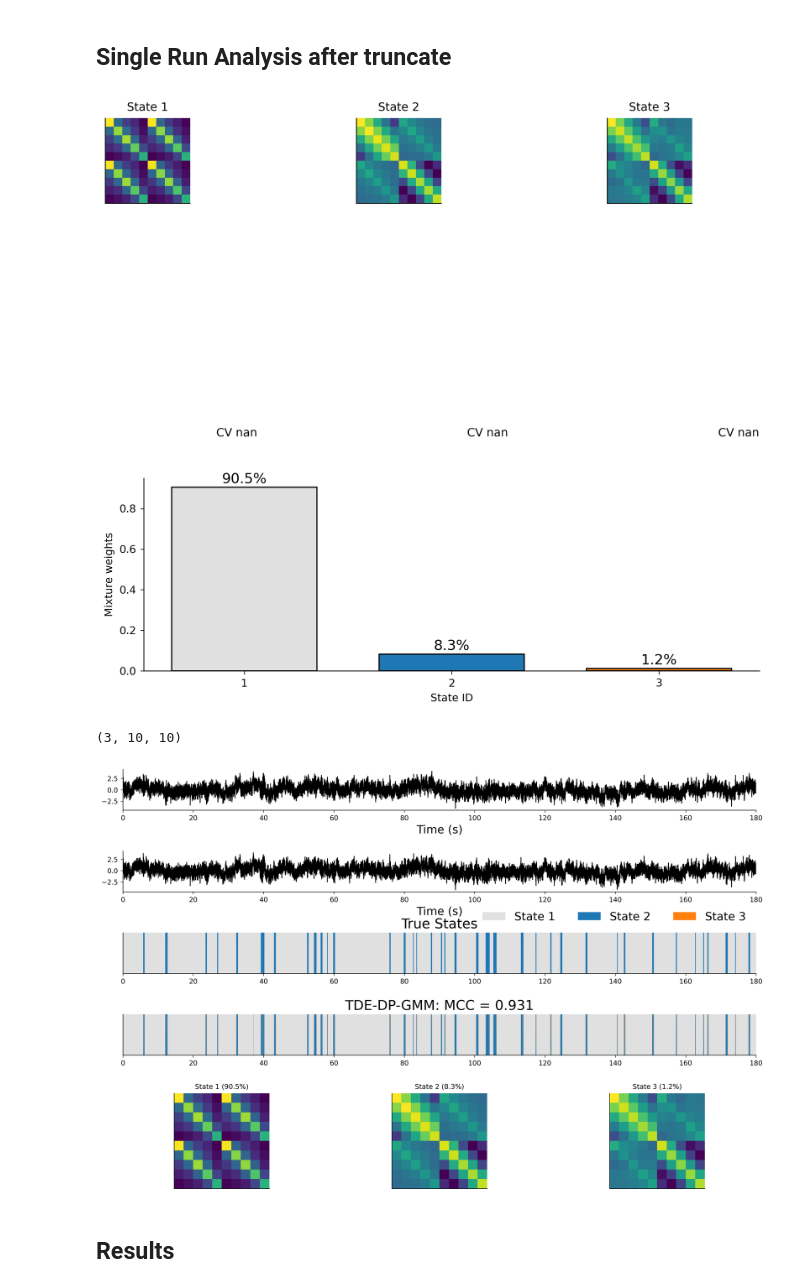
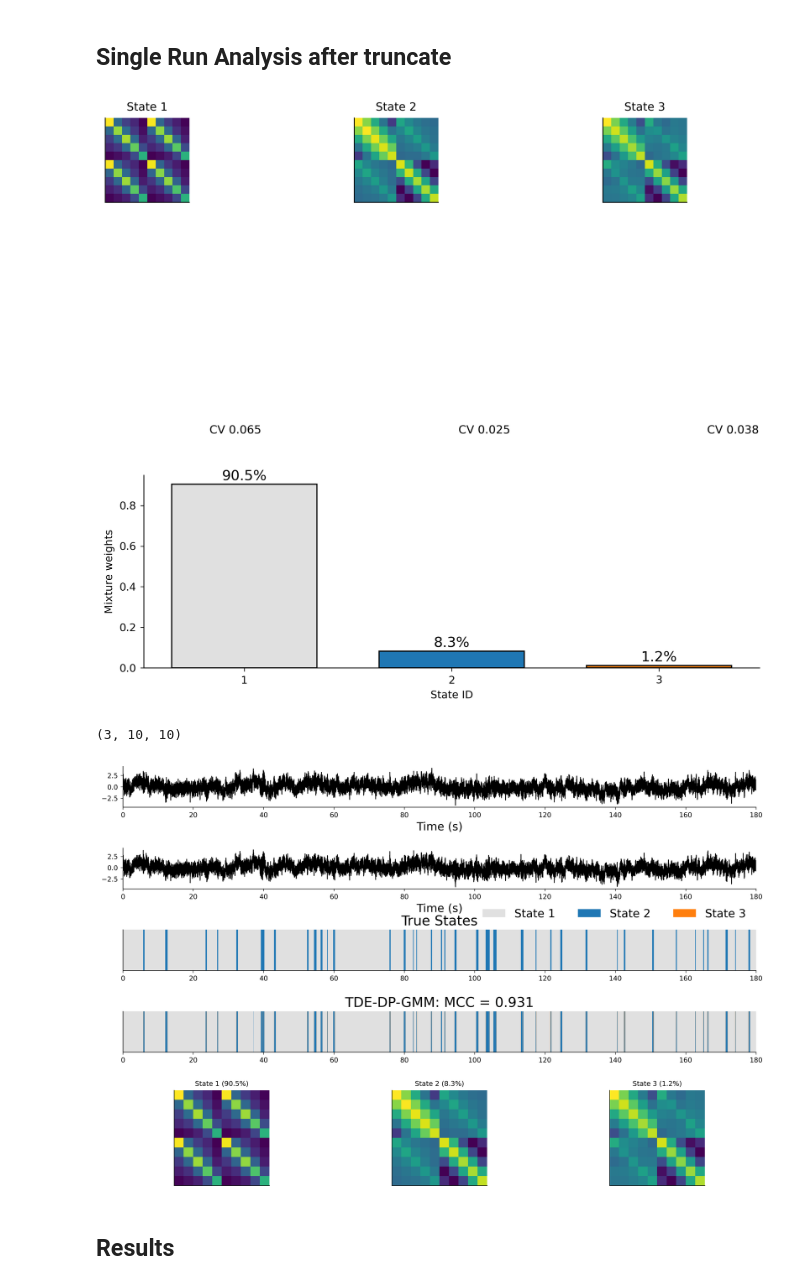
Before and after one commit to GerritFischer/MC-TDE-DP-GMM, a Jupyter notebook: analyze_results.ipynb, the cells around one changed output. Cells and saved outputs as stored; diff of their text form; code cells hidden in the pictures.

```diff
--- a/analyze_results.ipynb
+++ b/analyze_results.ipynb
@@ -103,13 +105,14 @@ from sklearn.metrics import matthews_corrcoef
 import jax.numpy as jnp
 import math
 
+fs = 250
 num_emb = 21
 num_embs = [3,5,7,9,11,13,15,17,19,21,23,25,27,29,31,33,35]
 use_different_emb = True
 
 mccs = np.empty_like(results)
 
-freqs = [10, 20, 30, 40, 50]
+freqs = [5, 10, 20, 30, 40, 50]
 
 for s_id, sample in enumerate(results):
     for cond1_id, cond1 in enumerate(sample):
@@ -307,10 +310,10 @@ for i, cov in enumerate(est_params['covs']):
     ax[i].imshow(cov, cmap="viridis")
 
 
-    dim = cov.shape[0]
+    dim = cov.shape[0] // 2
 
-    cov_channel_1 = cov[0:21, 0:21]
-    cov_channel_2 = cov[21:42, 21:42]
+    cov_channel_1 = cov[0:dim, 0:dim]
+    cov_channel_2 = cov[dim:dim*2, dim:dim*2]
 
     diag_channel_1 = jnp.diagonal(cov_channel_1, axis1=-2, axis2=-1)
     mu_1 = jnp.mean(diag_channel_1, axis=-1)
@@ -428,8 +431,10 @@ if trunc_covs.shape[0] == 1:
 else:
     for i, cov in enumerate(trunc_covs):
 
-        cov_channel_1 = cov[0:21, 0:21]
-        cov_channel_2 = cov[21:42, 21:42]
+        dim = cov.shape[0] // 2
+
+        cov_channel_1 = cov[0:dim, 0:dim]
+        cov_channel_2 = cov[dim:dim*2, dim:dim*2]
 
         diag_channel_1 = jnp.diagonal(cov_channel_1, axis1=-2, axis2=-1)
         mu_1 = jnp.mean(diag_channel_1, axis=-1)
@@ -551,34 +556,34 @@ ax1.legend(
     loc="lower right",
     bbox_to_anchor=(1.0, 1.0),
     ncol=10,
     frameon=False,
     fontsize=15,
 )
 
 # bottom row: covariance images
 # determine number of cov axes horizontally
 n_cov = trunc_covs.shape[0]
 # create sub-gridspec for the bottom row with n_cov columns
 gs_bottom = gridspec.GridSpecFromSubplotSpec(nrows=1, ncols=n_cov, subplot_spec=gs[1], wspace=0.1)
 
 if n_cov == 1:
     ax_cov = fig.add_subplot(gs_bottom[0])
     ax_cov.imshow(trunc_covs[0], cmap="viridis")
     ax_cov.set_title("State 1 (" + str(trunc_weights[0]) + ")")
     ax_cov.set_xticks([])
     ax_cov.set_yticks([])
 else:
     for i in range(n_cov):
         ax_cov = fig.add_subplot(gs_bottom[i])
         ax_cov.imshow(trunc_covs[i], cmap="viridis")
         ax_cov.set_title(f"State {i+1} ({trunc_weights[i] * 100:.1f}%)")
         ax_cov.set_xticks([])
         ax_cov.set_yticks([])
 
 print(trunc_covs.shape)
 plt.show()
 # %% [output]
-[figure, old version]
+[figure, new version]
 [figure]
 (3, 10, 10)
 [figure]
```
Also changed, not shown: parts of 4 cells of this notebook.
